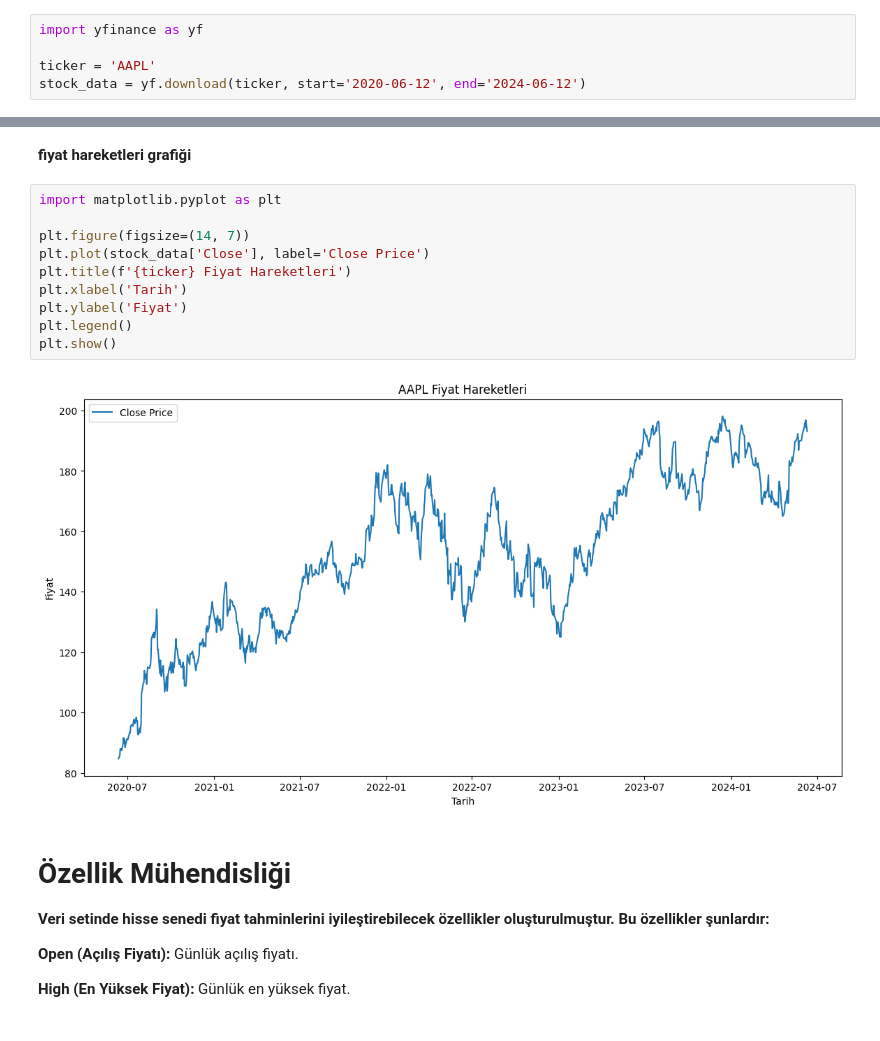
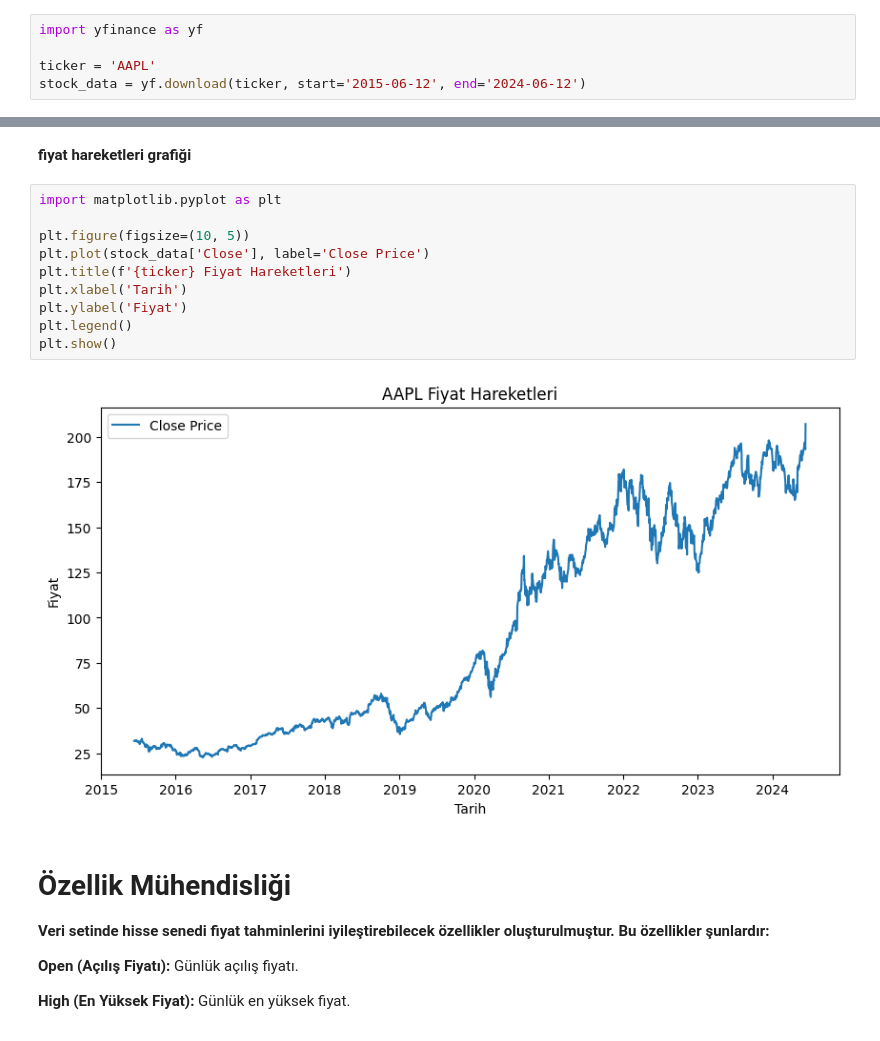
Before and after one commit to emircanbacanak/Finansal_Piyasa_Analizi_ve_Tahmini_Projesi, a Jupyter notebook: Finansal_Piyasa_Analizi_ve_Tahmini_Projesi.ipynb, the cells around one changed output, grey strips where cells are left out. Drawn from its saved outputs; the diff is of its cells as text.

```diff
--- a/Finansal_Piyasa_Analizi_ve_Tahmini_Projesi.ipynb
+++ b/Finansal_Piyasa_Analizi_ve_Tahmini_Projesi.ipynb
@@ -22,7 +68,7 @@ Bu proje, örnek olarak ale alınan Apple Inc. (AAPL) hisse senedi fiyatlarını
 import yfinance as yf
 
 ticker = 'AAPL'
-stock_data = yf.download(ticker, start='2020-06-12', end='2024-06-12')
+stock_data = yf.download(ticker, start='2015-06-12', end='2024-06-12')
 # %% [output]
 [*********************100%%**********************]  1 of 1 completed
 # %%
@@ -98,15 +144,15 @@ dtype: int64
 # %%
 import matplotlib.pyplot as plt
 
-plt.figure(figsize=(14, 7))
+plt.figure(figsize=(10, 5))
 plt.plot(stock_data['Close'], label='Close Price')
 plt.title(f'{ticker} Fiyat Hareketleri')
 plt.xlabel('Tarih')
 plt.ylabel('Fiyat')
 plt.legend()
 plt.show()
 # %% [output]
-[figure, old version]
+[figure, new version]
 # %% [markdown]
 # Özellik Mühendisliği
 **Veri setinde hisse senedi fiyat tahminlerini iyileştirebilecek özellikler oluşturulmuştur. Bu özellikler şunlardır:**
```
Also changed, not shown: parts of 35 cells of this notebook.
